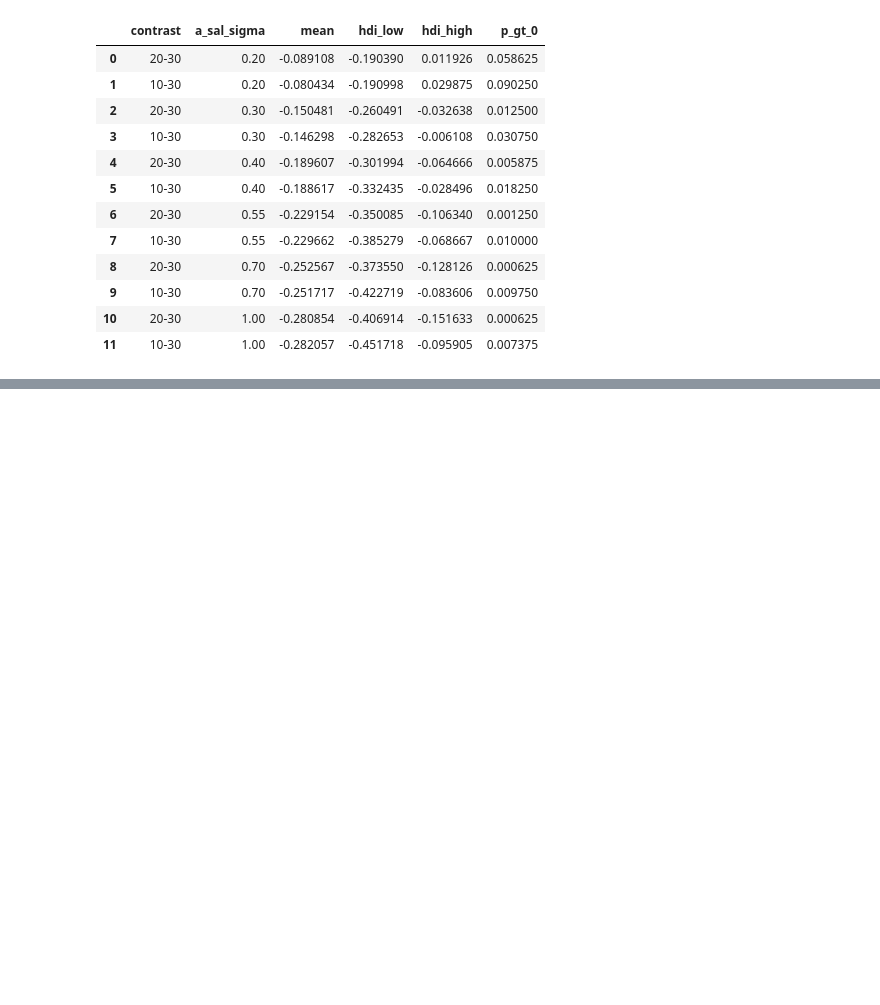
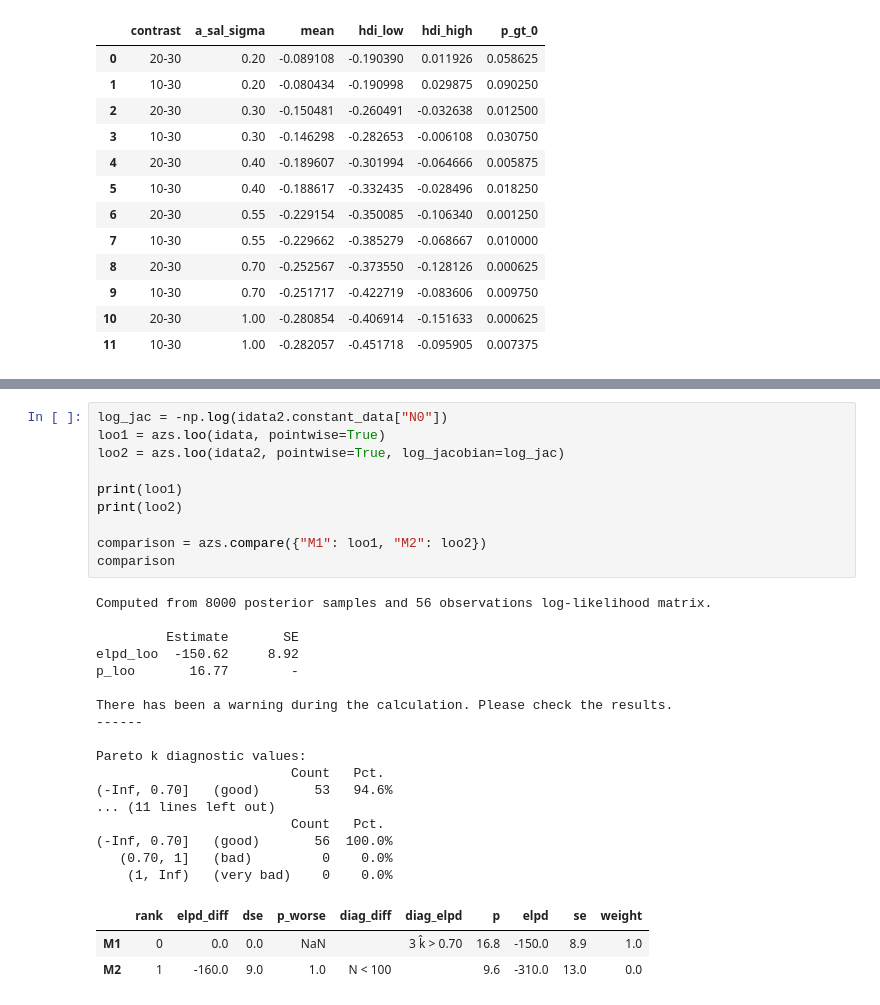
Before and after one commit to erdemkarakoylu/nandini_et_al, a Jupyter notebook: notebooks/02_sampling_and_inference.ipynb, the cells around one changed output, grey strips where cells are left out. Cells and saved outputs as stored; diff of their text form; blank space fills up the shorter version.

```diff
--- a/notebooks/02_sampling_and_inference.ipynb
+++ b/notebooks/02_sampling_and_inference.ipynb
@@ -668,0 +822,31 @@ two_panel_dag("M2")   # preview of the planned bounded-support measurement layer
+# %%
+log_jac = -np.log(idata2.constant_data["N0"])
+loo1 = azs.loo(idata, pointwise=True)
+loo2 = azs.loo(idata2, pointwise=True, log_jacobian=log_jac)
+
+print(loo1)
+print(loo2)
+
+comparison = azs.compare({"M1": loo1, "M2": loo2})
+comparison
+# %% [output]
+Computed from 8000 posterior samples and 56 observations log-likelihood matrix.
+
+         Estimate       SE
+elpd_loo  -150.62     8.92
+p_loo       16.77        -
+
+There has been a warning during the calculation. Please check the results.
+------
+
+Pareto k diagnostic values:
+                         Count   Pct.
+(-Inf, 0.70]   (good)       53   94.6%
+... (11 lines left out)
+                         Count   Pct.
+(-Inf, 0.70]   (good)       56  100.0%
+   (0.70, 1]   (bad)         0    0.0%
+    (1, Inf)   (very bad)    0    0.0%
+|  | rank | elpd_diff | dse | p_worse | diag_diff | diag_elpd | p | elpd | se | weight |
+| M1 | 0 | 0.0 | 0.0 | NaN |  | 3 k̂ > 0.70 | 16.8 | -150.0 | 8.9 | 1.0 |
+| M2 | 1 | -160.0 | 9.0 | 1.0 | N < 100 |  | 9.6 | -310.0 | 13.0 | 0.0 |
```
Also changed, not shown: parts of 16 cells of this notebook, 5 other files.
